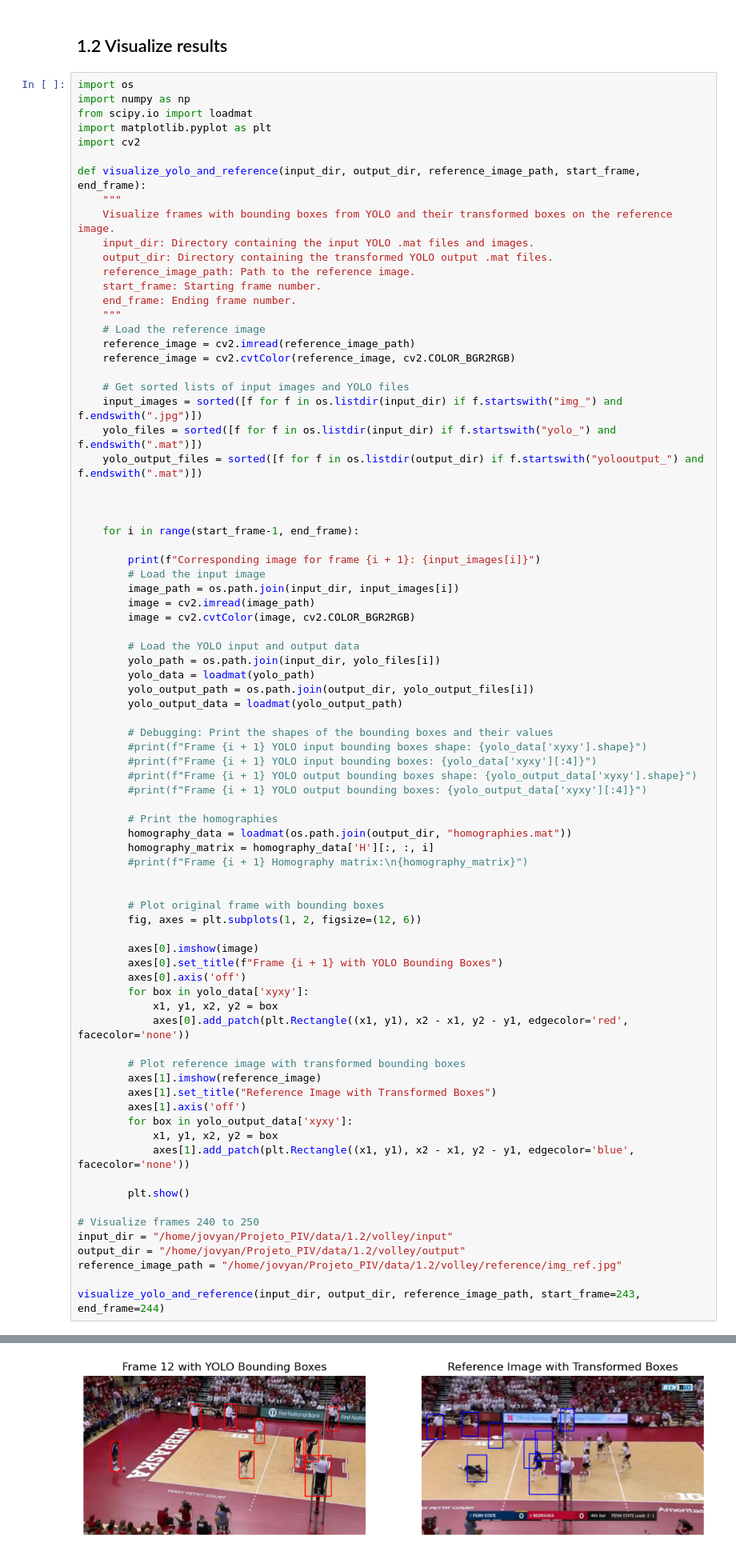
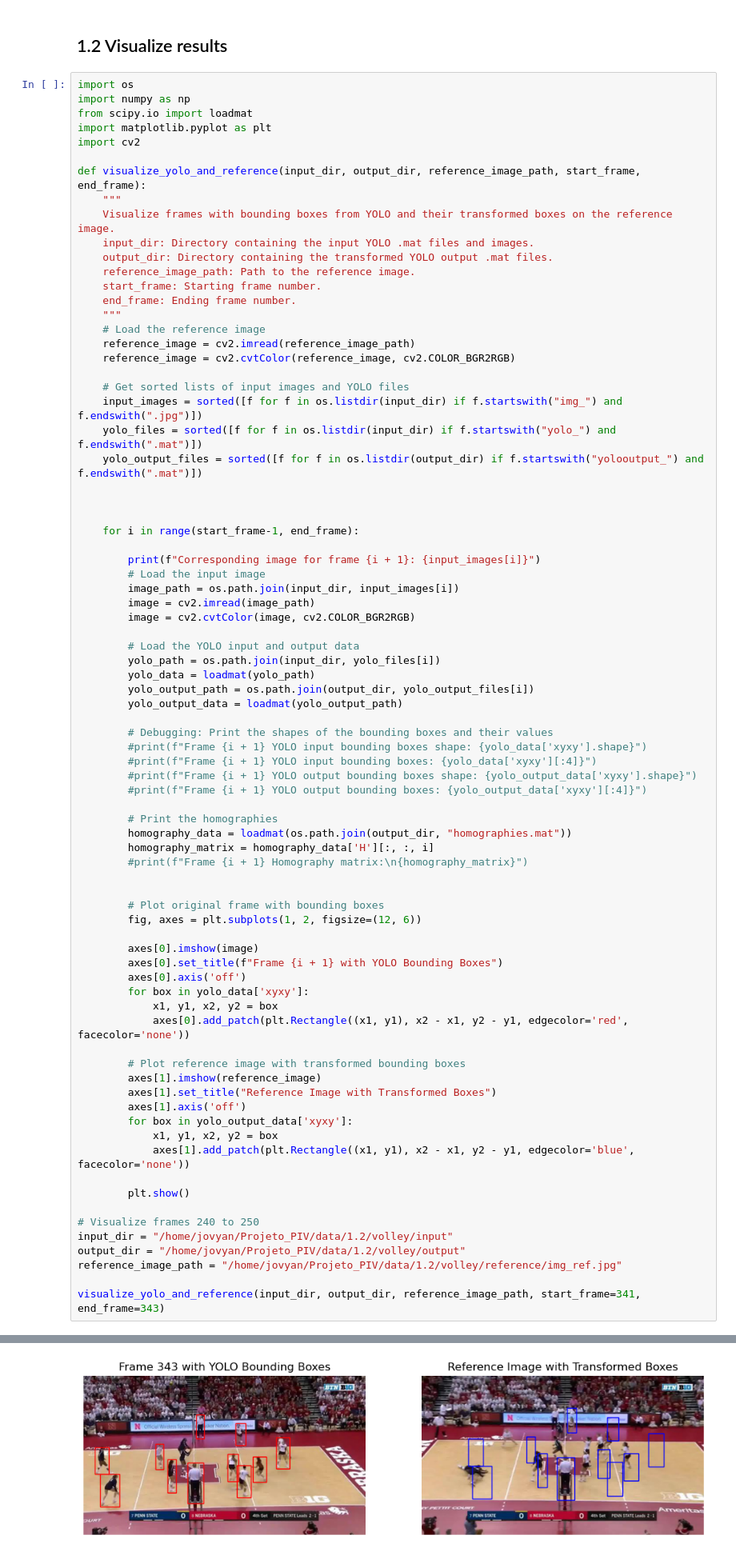
Before and after one commit to DinhoDarroz/PIV, a Jupyter notebook: results_part2.ipynb, the cells around one changed output, grey strips where cells are left out. Shown at 80% size. Saved outputs shown, nothing was run; the diff lists cells and outputs as text.

```diff
--- a/results_part2.ipynb
+++ b/results_part2.ipynb
@@ -78,5 +78,5 @@ input_dir = "/home/jovyan/Projeto_PIV/data/1.2/volley/input"
 output_dir = "/home/jovyan/Projeto_PIV/data/1.2/volley/output"
 reference_image_path = "/home/jovyan/Projeto_PIV/data/1.2/volley/reference/img_ref.jpg"
 
-visualize_yolo_and_reference(input_dir, output_dir, reference_image_path, start_frame=243, end_frame=244)
+visualize_yolo_and_reference(input_dir, output_dir, reference_image_path, start_frame=341, end_frame=343)
 # %% [output]
@@ -88 +88 @@ Corresponding image for frame 12: img_0012.jpg
-[figure, old version]
+[figure, new version]
```
Also changed, not shown: parts of 1 cell of this notebook, 3 other files.
